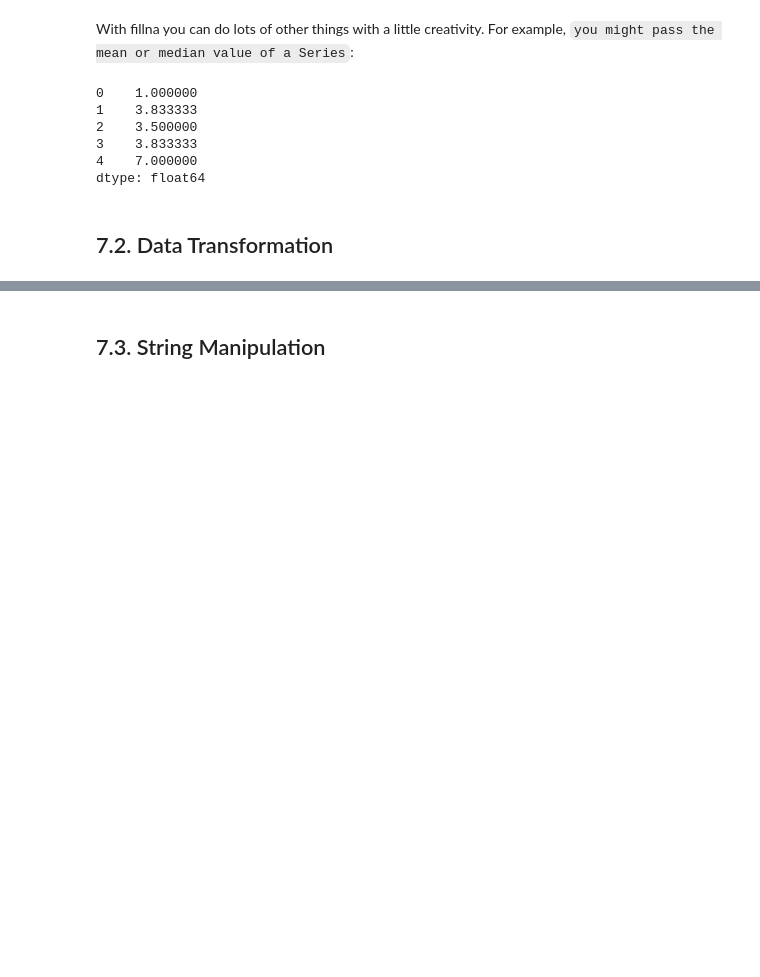
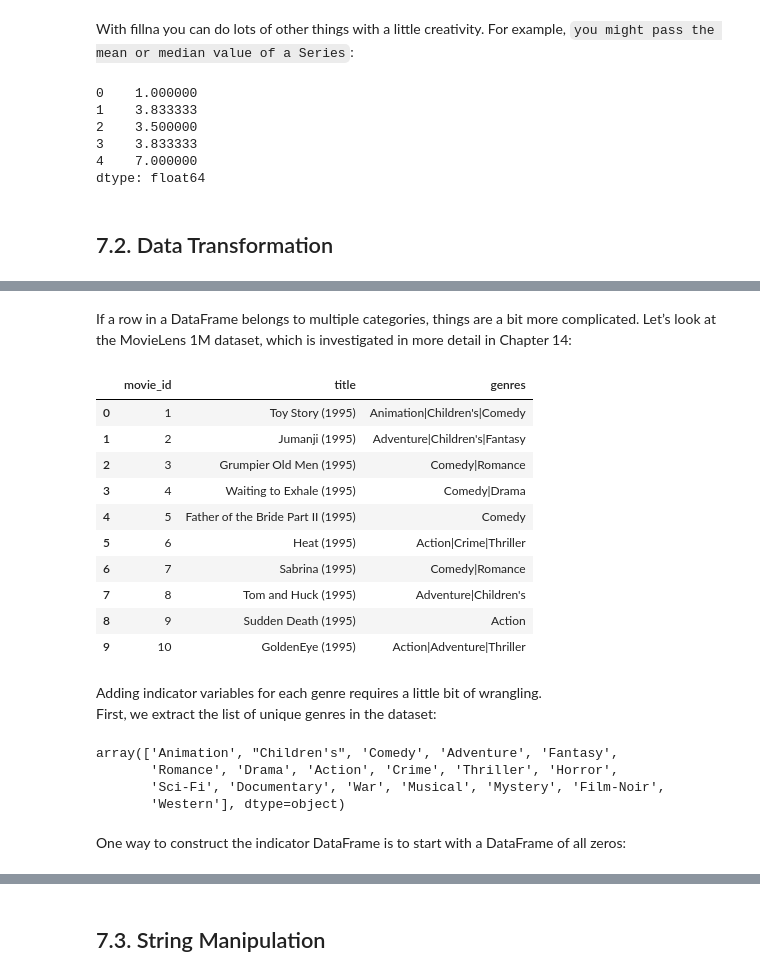
Before and after one commit to quangphu1912/Py-data-analysis-McKinney, a Jupyter notebook: 07_Data Cleaning and Preparation.ipynb, the cells around one changed output, grey strips where cells are left out. Cells and saved outputs as stored; diff of their text form; code cells hidden in the pictures; blank space fills up the shorter version.

Commit message:
7.2. Data Transformation

```diff
--- a/07_Data Cleaning and Preparation.ipynb
+++ b/07_Data Cleaning and Preparation.ipynb
@@ -387,8 +791,26 @@ df_with_dummy
+# %% [markdown]
+If a row in a DataFrame belongs to multiple categories, things are a bit more complicated. Let’s look at the MovieLens 1M dataset, which is investigated in more detail in Chapter 14:
 # %%
 mnames = ['movie_id', 'title', 'genres']
 movies = pd.read_table('datasets/movielens/movies.dat', sep='::',
-                       header=None, names=mnames)
+#                       header=None, names=mnames)
+                       header=None, names=mnames, encoding='ISO-8859-1') #@P: P research stackoverflow to fix encoding problem
 movies[:10]
+# %% [output]
+|  | movie_id | title | genres |
+| 0 | 1 | Toy Story (1995) | Animation|Children's|Comedy |
+| 1 | 2 | Jumanji (1995) | Adventure|Children's|Fantasy |
+| 2 | 3 | Grumpier Old Men (1995) | Comedy|Romance |
+| 3 | 4 | Waiting to Exhale (1995) | Comedy|Drama |
+| 4 | 5 | Father of the Bride Part II (1995) | Comedy |
+| 5 | 6 | Heat (1995) | Action|Crime|Thriller |
+| 6 | 7 | Sabrina (1995) | Comedy|Romance |
+| 7 | 8 | Tom and Huck (1995) | Adventure|Children's |
+| 8 | 9 | Sudden Death (1995) | Action |
+| 9 | 10 | GoldenEye (1995) | Action|Adventure|Thriller |
+# %% [markdown]
+Adding indicator variables for each genre requires a little bit of wrangling.<br>
+First, we extract the list of unique genres in the dataset:
 # %%
 all_genres = []
 for x in movies.genres:
@@ -396,6 +818,14 @@ for x in movies.genres:
 genres = pd.unique(all_genres)
 # %%
 genres
+# %% [output]
+array(['Animation', "Children's", 'Comedy', 'Adventure', 'Fantasy',
+       'Romance', 'Drama', 'Action', 'Crime', 'Thriller', 'Horror',
+       'Sci-Fi', 'Documentary', 'War', 'Musical', 'Mystery', 'Film-Noir',
+       'Western'], dtype=object)
+# %% [markdown]
+One way to construct the indicator DataFrame is to start with a DataFrame
+of all zeros:
 # %%
 zero_matrix = np.zeros((len(movies), len(genres)))
 dummies = pd.DataFrame(zero_matrix, columns=genres)
```
Also changed, not shown: parts of 111 cells of this notebook.
